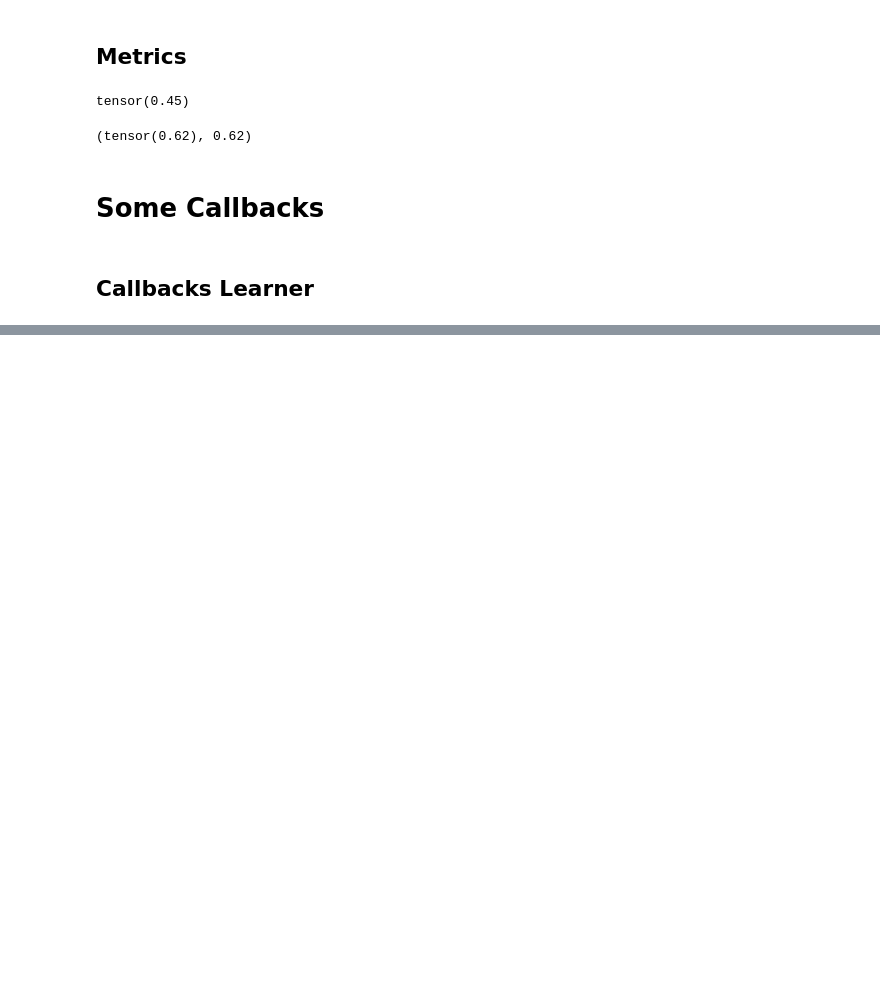
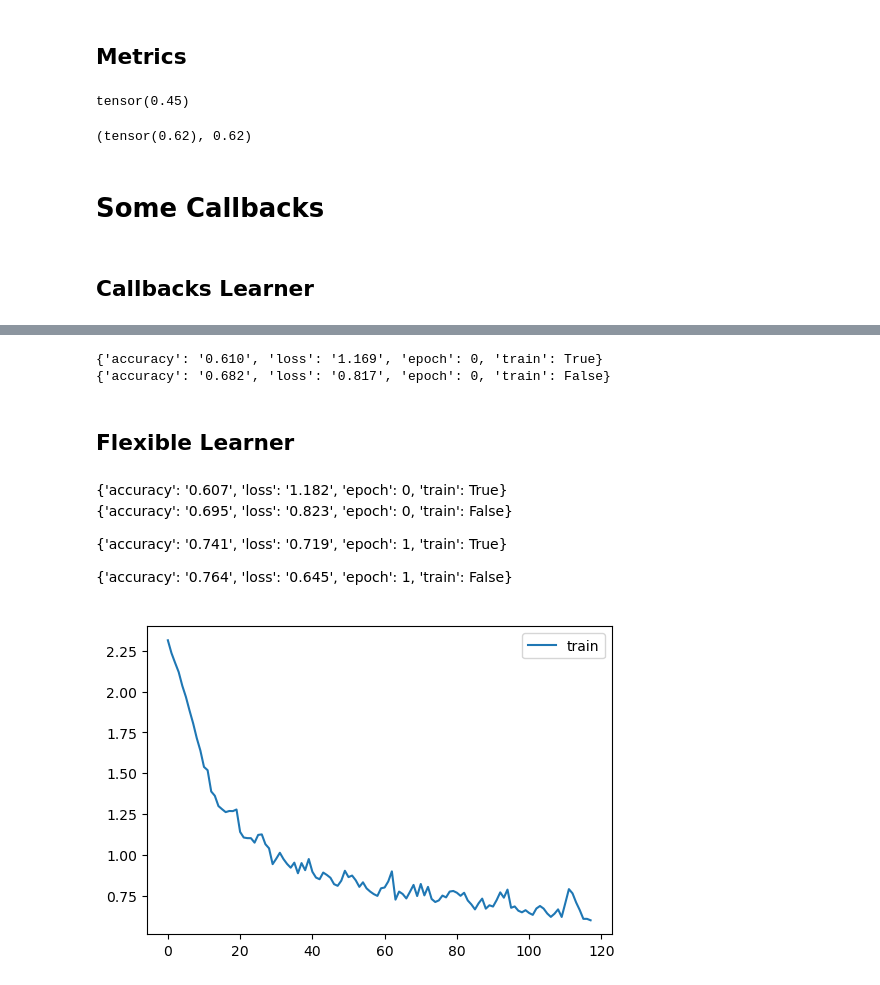
Before and after one commit to HaoES/fastwakthru, a Jupyter notebook: nbs/09_learner.ipynb, the cells around one changed output, grey strips where cells are left out. Drawn from its saved outputs; the diff is of its cells as text; code cells hidden in the pictures; blank space fills up the shorter version.

```diff
--- a/nbs/09_learner.ipynb
+++ b/nbs/09_learner.ipynb
@@ -321,0 +321,10 @@ class MetricsCB(Callback):
+# %%
+model = get_model()
+metrics = MetricsCB(accuracy=MulticlassAccuracy())
+learn = Learner(model, dls, F.cross_entropy, lr=0.2, cbs=[DeviceCB(), metrics])
+learn.fit(1)
+# %% [output]
+{'accuracy': '0.610', 'loss': '1.169', 'epoch': 0, 'train': True}
+{'accuracy': '0.682', 'loss': '0.817', 'epoch': 0, 'train': False}
+# %% [markdown]
+## Flexible Learner
@@ -321,0 +372,35 @@ class MetricsCB(Callback):
+# %%
+class TrainCB(Callback):
+    def predict(self): self.learn.preds = self.learn.model(self.learn.batch[0])
+    def get_loss(self): self.learn.loss = self.learn.loss_func(self.learn.preds, self.learn.batch[1])
+    def backward(self): self.learn.loss.backward()
+    def step(self): self.learn.opt.step()
+    def zero_grad(self): self.learn.opt.zero_grad()
+# %%
+class ProgressCB(Callback):
+    order = MetricsCB.order+1
+    def __init__(self, plot=False): self.plot = plot
+    def before_fit(self):
+        self.learn.epochs = self.mbar = master_bar(self.learn.epochs)
+        if hasattr(self.learn, 'metrics'): self.learn.metrics._log = self._log
+        self.losses = []
+    def _log(self, d): self.mbar.write(str(d))
+    def before_epoch(self): self.learn.dl = progress_bar(self.learn.dl, leave=False, parent=self.mbar)
+    def after_batch(self):
+        self.learn.dl.comment = f'{self.learn.loss:.3f}'
+        if self.plot and hasattr(self.learn, 'metrics') and self.learn.model.training:
+            self.losses.append(self.learn.loss.item())
+            self.mbar.update_graph([[fc.L.range(self.losses), self.losses]])
+# %%
+model = get_model()
+# %%
+metrics = MetricsCB(accuracy=MulticlassAccuracy())
+cbs = [TrainCB(), DeviceCB(), metrics, ProgressCB(plot=True)]
+learn = Learner(model, dls, F.cross_entropy, lr=0.2, cbs=cbs)
+learn.fit(2)
+# %% [output]
+{'accuracy': '0.607', 'loss': '1.182', 'epoch': 0, 'train': True}
+{'accuracy': '0.695', 'loss': '0.823', 'epoch': 0, 'train': False}
+{'accuracy': '0.741', 'loss': '0.719', 'epoch': 1, 'train': True}
+{'accuracy': '0.764', 'loss': '0.645', 'epoch': 1, 'train': False}
+[figure, added]
```
Also changed, not shown: parts of 8 cells of this notebook, 1 other file.
